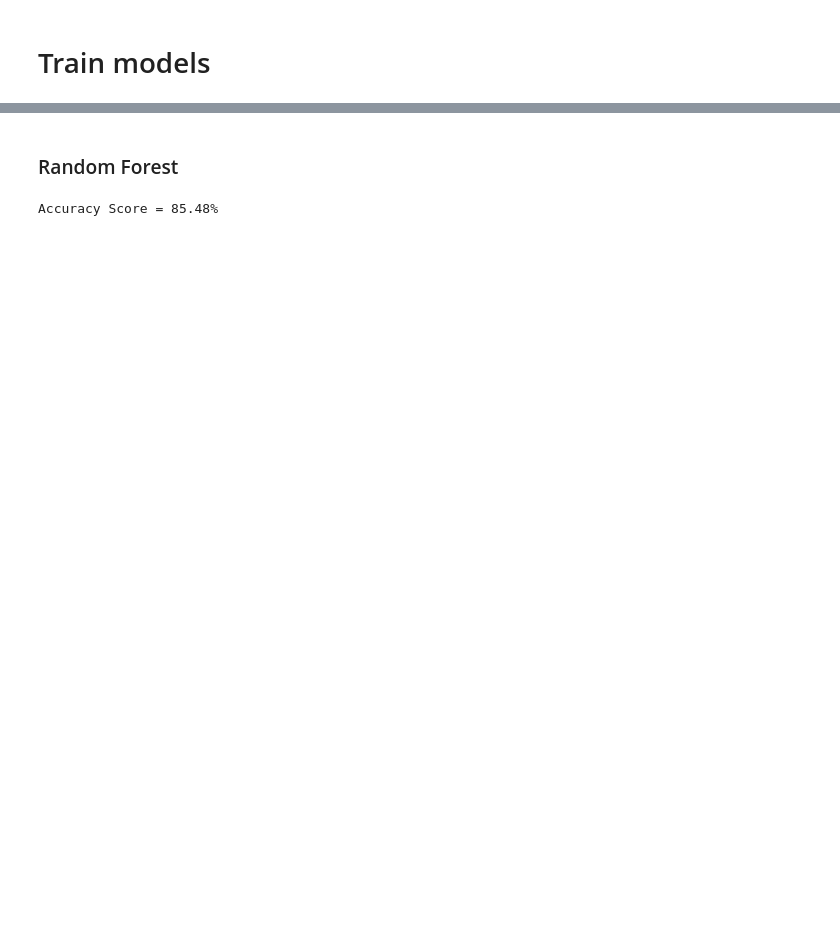
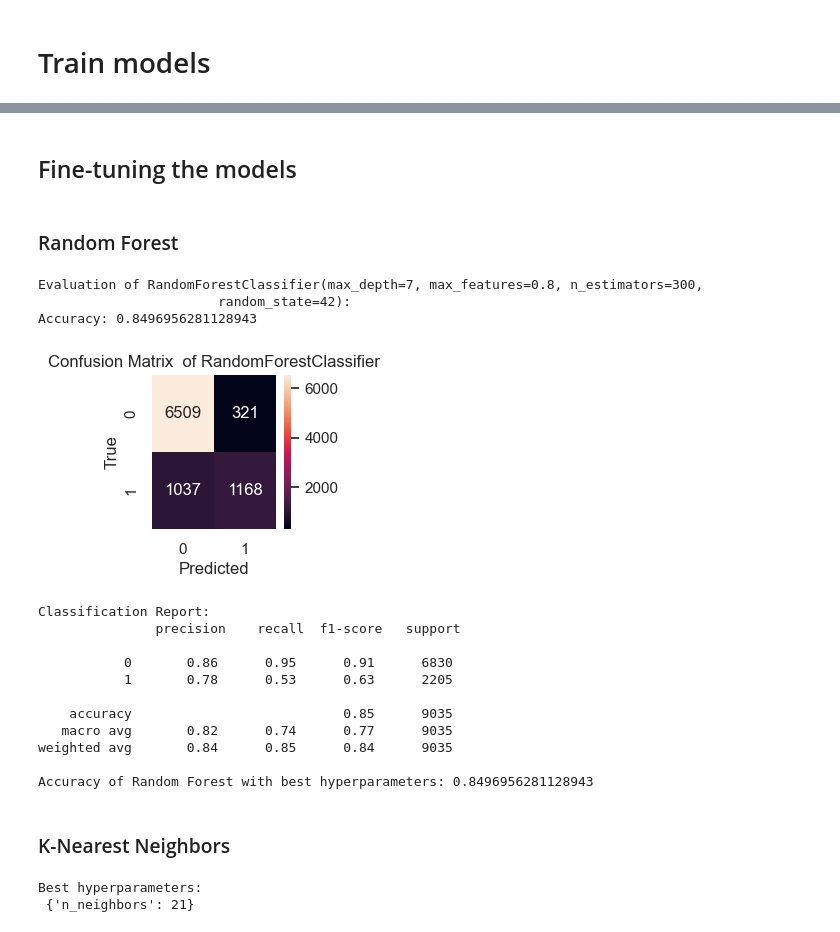
Before and after one commit to parsakzr/ytuce-datamining-project, a Jupyter notebook: notebook.ipynb, the cells around one changed output, grey strips where cells are left out. Cells and saved outputs as stored; diff of their text form; code cells hidden in the pictures; blank space fills up the shorter version.

```diff
--- a/notebook.ipynb
+++ b/notebook.ipynb
@@ -527,3 +675,5 @@ Accuracy Score = 82.90%
+# %% [markdown]
+## Fine-tuning the models
 # %% [markdown]
 ### Random Forest
 # %%
@@ -554,20 +703,61 @@ from sklearn.ensemble import RandomForestClassifier
 
 # print('Best hyperparameters:\n', best_hyperparams)
 best_hyperparams = {'max_depth': 7, 'max_features': 0.8, 'n_estimators': 300}
-# %%
-
-rf = RandomForestClassifier(random_state=123,
-                            n_estimators=best_hyperparams['n_estimators'],
-                            max_depth=best_hyperparams['max_depth'],
-                            max_features=best_hyperparams['max_features']
-)
-rf.fit(X_train, y_train)
-
-y_pred = rf.predict(X_test)
-
-
-accuracy_score(y_test, y_pred)
-
-print(f'Accuracy Score = {accuracy_score(y_test, y_pred) * 100:.2f}%')
-# %% [output]
-Accuracy Score = 85.48%
+# %%
+rf = RandomForestClassifier(random_state=RANDOM_STATE,
+                            n_estimators=best_hyperparams['n_estimators'],
+                            max_depth=best_hyperparams['max_depth'],
+                            max_features=best_hyperparams['max_features']
+)
+
+res = evaluate_model(rf, X_train, X_test, y_train, y_test)
+print(f'Accuracy of Random Forest with best hyperparameters: {res}')
+if(res > models_eval['Random Forest']):
+    print(f'Random Forest with best hyperparameters has better accuracy than the default one: {res} > {models_eval["Random Forest"]}')
+    models['Random Forest'] = rf
+    models_eval['Random Forest'] = evaluate_model(rf, X_train, X_test, y_train, y_test)
+# %% [output]
+Evaluation of RandomForestClassifier(max_depth=7, max_features=0.8, n_estimators=300,
+                       random_state=42):
+Accuracy: 0.8496956281128943
+[figure, added]
+Classification Report:
+               precision    recall  f1-score   support
+
+           0       0.86      0.95      0.91      6830
+           1       0.78      0.53      0.63      2205
+
+    accuracy                           0.85      9035
+   macro avg       0.82      0.74      0.77      9035
+weighted avg       0.84      0.85      0.84      9035
+
+Accuracy of Random Forest with best hyperparameters: 0.8496956281128943
+# %% [markdown]
+### K-Nearest Neighbors
+# %%
+model = models['KNN']
+
+params_knn = {
+    'n_neighbors': [5,10, 20, 21, 22, 23, 24, 25, 30, 50],
+}
+
+# Instantiate a Grid search CV object 'random_knn'
+
+grid_knn = GridSearchCV(estimator=model,
+                                param_grid=params_knn,
+                                scoring='accuracy',
+                                cv=10,
+                                n_jobs=-1,
+)
+
+
+# Fit 'grid_knn' to the training data
+grid_knn.fit(X_train, y_train)
+
+# Extract best hyperparameters from 'grid_knn'
+best_hyperparams = grid_knn.best_params_
+
+print('Best hyperparameters:\n', best_hyperparams)
+# %% [output]
+Best hyperparameters:
+ {'n_neighbors': 21}
```
Also changed, not shown: parts of 20 cells of this notebook.
